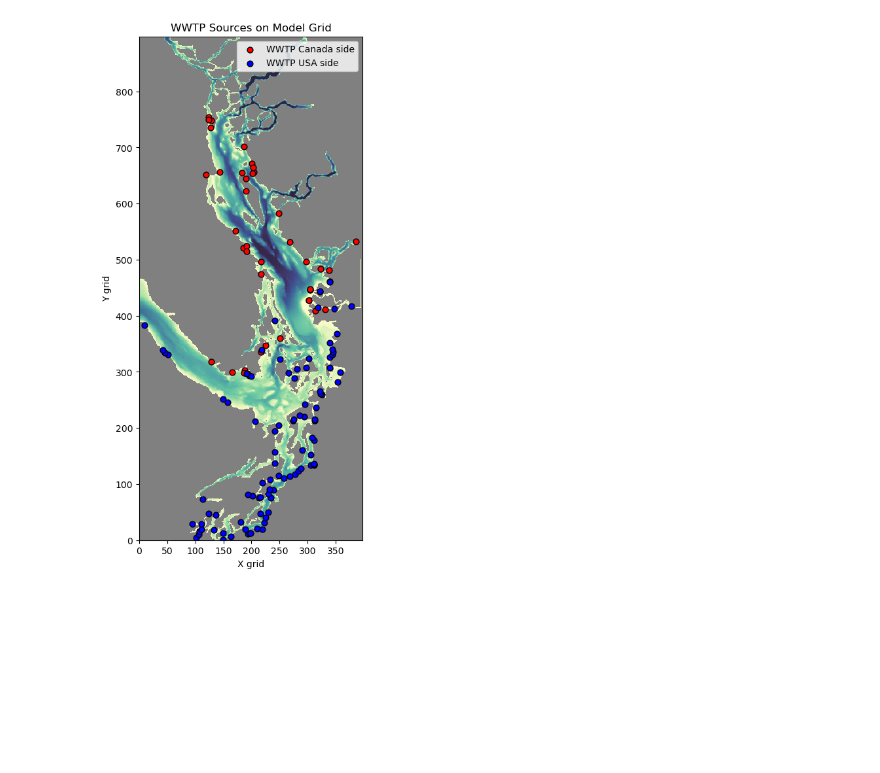
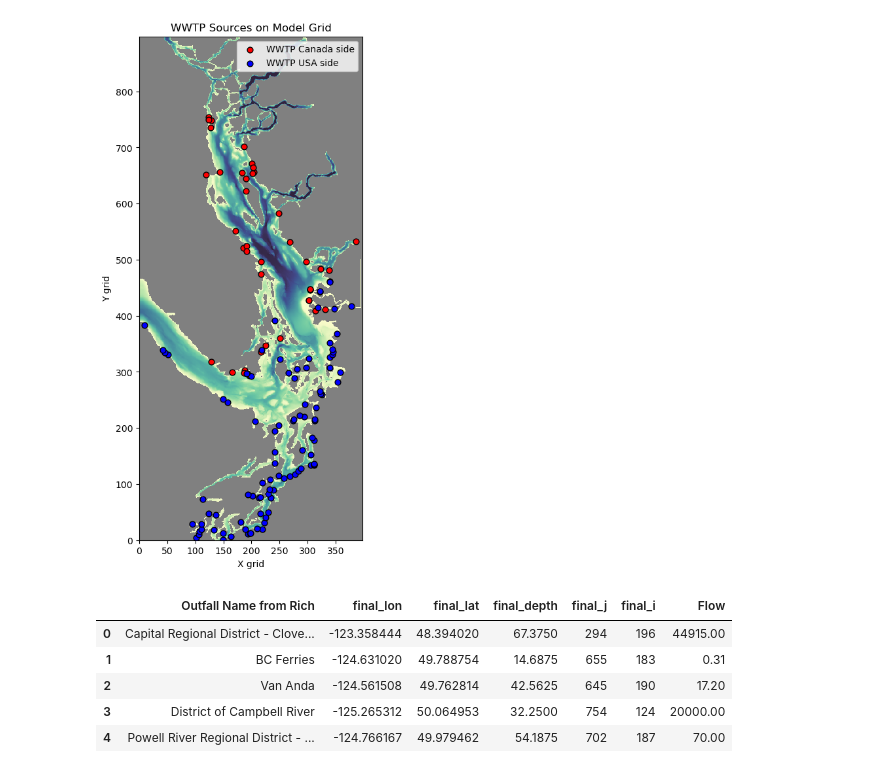
Before and after one commit to SalishSeaCast/analysis-dishika, a Jupyter notebook: notebooks/grid_cell.ipynb, the cells around one changed output. Saved outputs shown, nothing was run; the diff lists cells and outputs as text; code cells hidden in the pictures; blank space fills up the shorter version.

```diff
--- a/notebooks/grid_cell.ipynb
+++ b/notebooks/grid_cell.ipynb
@@ -1079,3 +1079,16 @@ ax_map.set_aspect("equal")
 plt.show()
 # %% [output]
 [figure]
+# %%
+flow_lookup = (file_canada[["Outfall Name from Rich", "Flow"]].drop_duplicates(subset="Outfall Name from Rich"))
+final_canada_nc = final_canada_clean.merge(flow_lookup,on="Outfall Name from Rich",how="left",validate="m:1")
+final_canada_nc["Flow"] = pd.to_numeric(final_canada_nc["Flow"], errors="coerce").fillna(0)
+final_canada_nc[["final_j", "final_i"]] = final_canada_nc[["final_j", "final_i"]].astype(int)
+final_canada_nc.head()
+# %% [output]
+|  | Outfall Name from Rich | final_lon | final_lat | final_depth | final_j | final_i | Flow |
+| 0 | Capital Regional District - Clove... | -123.358444 | 48.394020 | 67.3750 | 294 | 196 | 44915.00 |
+| 1 | BC Ferries | -124.631020 | 49.788754 | 14.6875 | 655 | 183 | 0.31 |
+| 2 | Van Anda | -124.561508 | 49.762814 | 42.5625 | 645 | 190 | 17.20 |
+| 3 | District of Campbell River | -125.265312 | 50.064953 | 32.2500 | 754 | 124 | 20000.00 |
+| 4 | Powell River Regional District - ... | -124.766167 | 49.979462 | 54.1875 | 702 | 187 | 70.00 |
```
Also changed, not shown: parts of 17 cells of this notebook.
